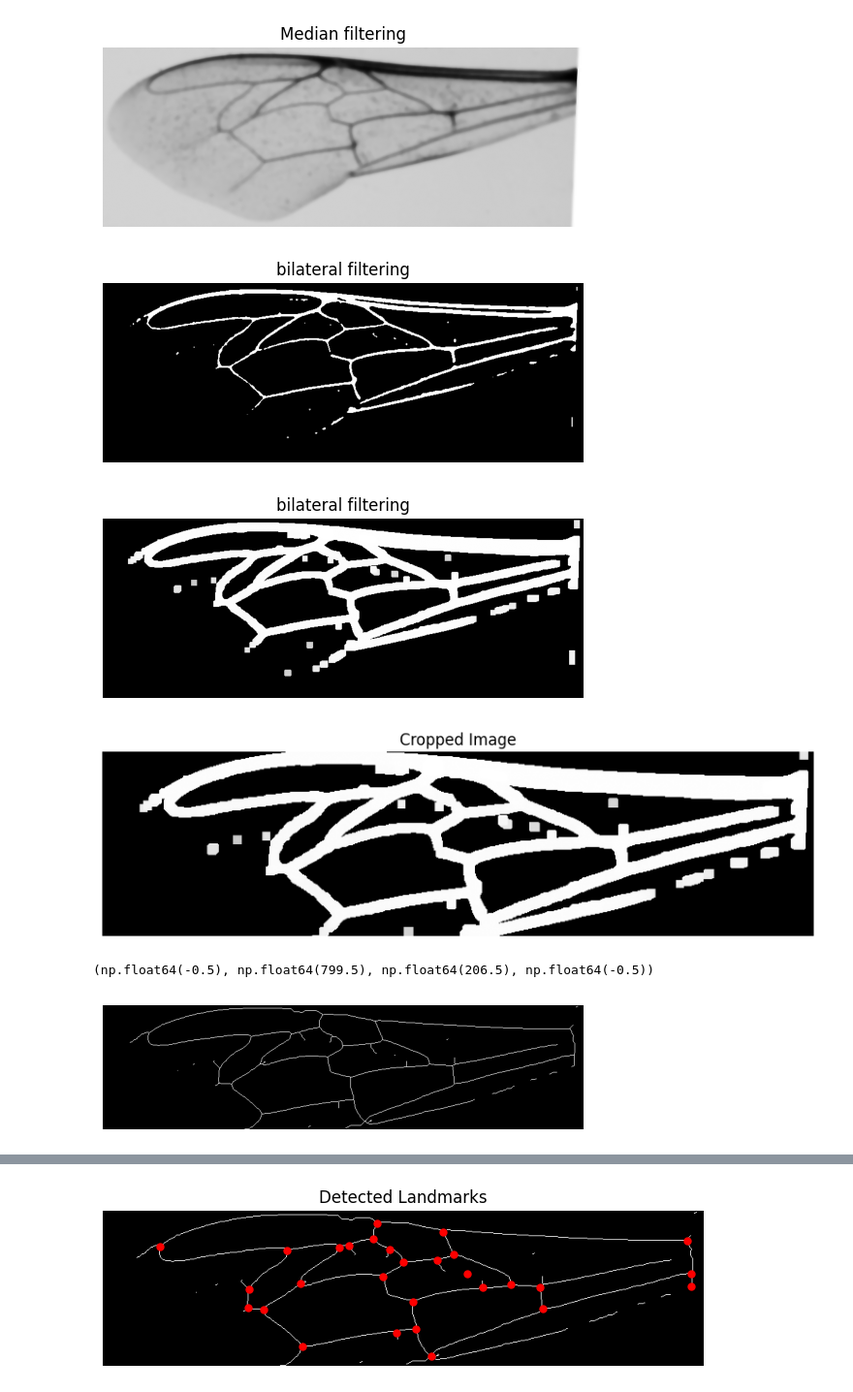
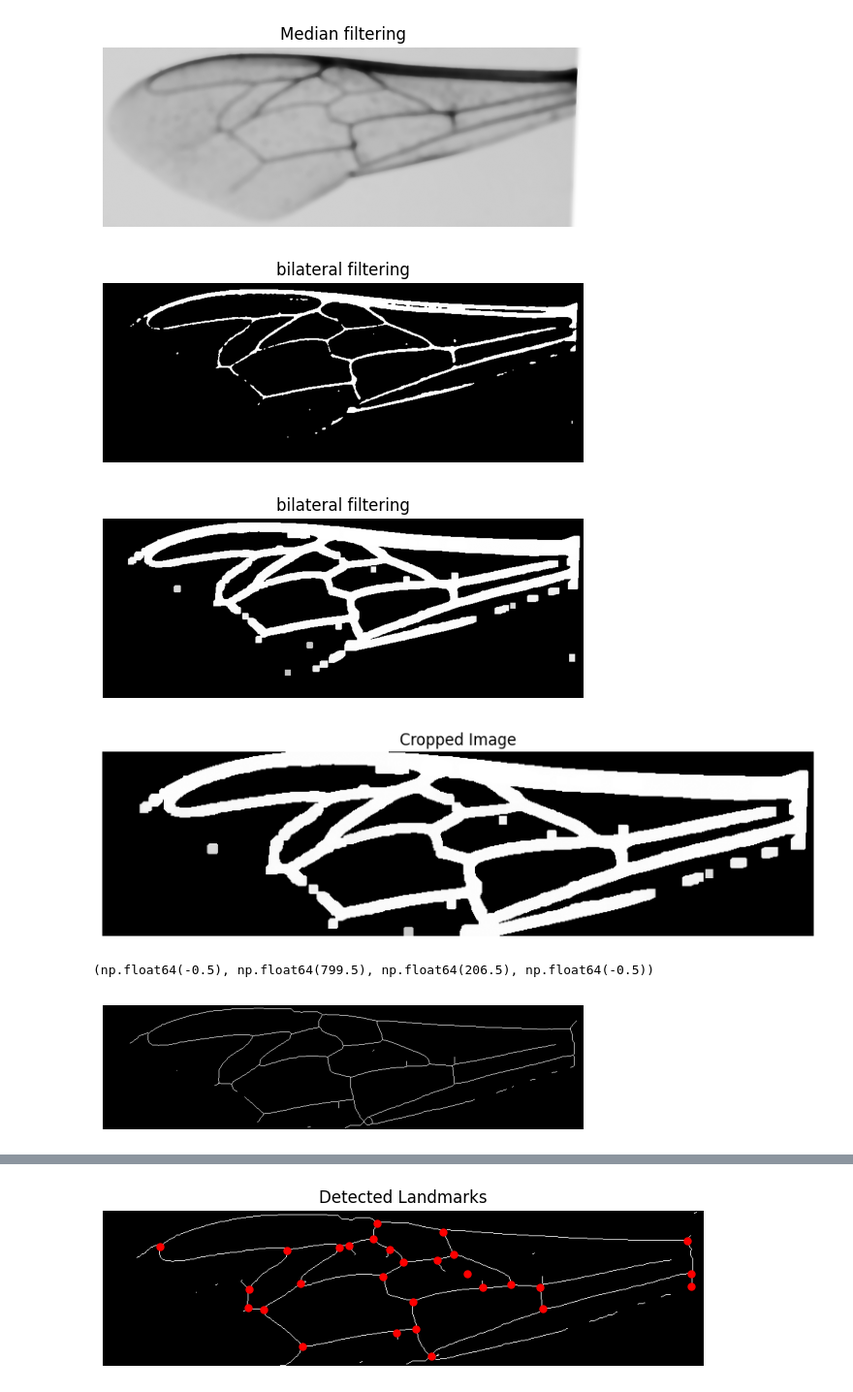
Before and after one commit to amiinemohamed/Bees-cv, a Jupyter notebook: Bees_image_processing.ipynb, the cells around one changed output, grey strips where cells are left out. Shown at 97% size. Cells and saved outputs as stored; diff of their text form; code cells hidden in the pictures.

```diff
--- a/Bees_image_processing.ipynb
+++ b/Bees_image_processing.ipynb
@@ -72,27 +72,27 @@ plt.show()
 # %%
 # generating binary image preparing for skeletonization
 
-blur1 = cv2.GaussianBlur(image_gray, (0, 0), sigmaX=7)
+blur1 = cv2.GaussianBlur(image_gray, (0, 0), sigmaX=10)
 blur2 = cv2.GaussianBlur(image_gray, (0, 0), sigmaX=0.5)
 
 dog = cv2.subtract(blur1, blur2)
 
 dog_abs = cv2.convertScaleAbs(dog)
 
 _, thresh = cv2.threshold(dog_abs, 0, 255, cv2.THRESH_BINARY + cv2.THRESH_OTSU)
 
 bilateral = cv2.bilateralFilter(thresh, d=30, sigmaColor=75, sigmaSpace=75)
 
 
 median = cv2.medianBlur(bilateral, 3)
 
 
 plt.imshow(median, cmap='gray')
 plt.axis('off')
 plt.title("bilateral filtering")
 plt.show()
 # %% [output]
-[figure, old version]
+[figure, new version]
 # %%
 #dilation to deifne edges well
 
@@ -105,7 +105,7 @@ plt.axis('off')
 plt.title("bilateral filtering")
 plt.show()
 # %% [output]
-[figure, old version]
+[figure, new version]
 # %%
 # auto cropping the image to focus on needed areas
 from skimage import morphology
@@ -131,7 +131,7 @@ plt.title('Cropped Image')
 plt.axis('off')
 plt.show()
 # %% [output]
-[figure, old version]
+[figure, new version]
 # %%
 #skeletonizing the image
 
@@ -143,7 +143,7 @@ plt.imshow(skeleton, cmap='gray')
 plt.axis('off')
 # %% [output]
 (np.float64(-0.5), np.float64(799.5), np.float64(206.5), np.float64(-0.5))
-[figure, old version]
+[figure, new version]
 # %%
 #detection of junction points
 
```
Also changed, not shown: parts of 2 cells of this notebook.
